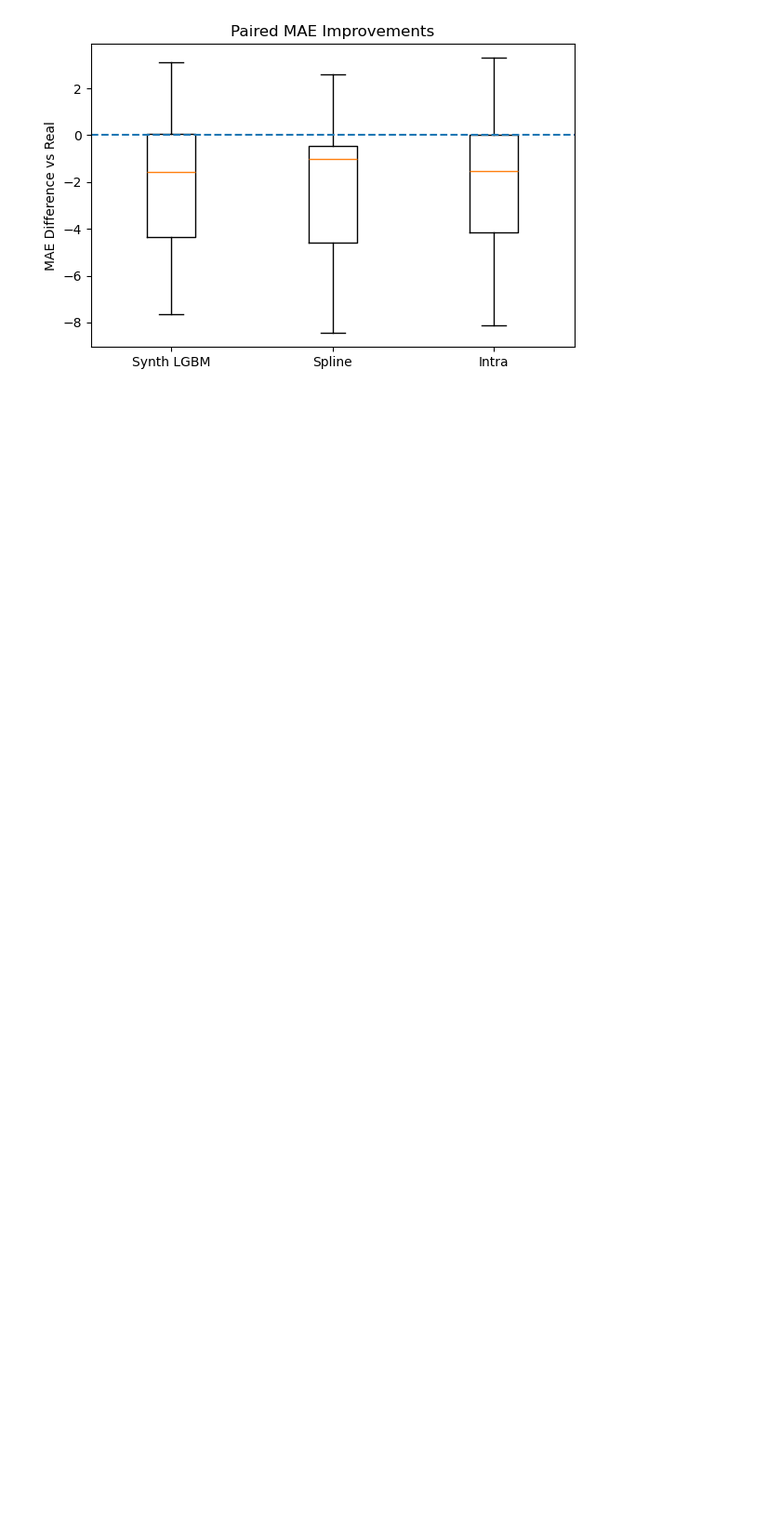
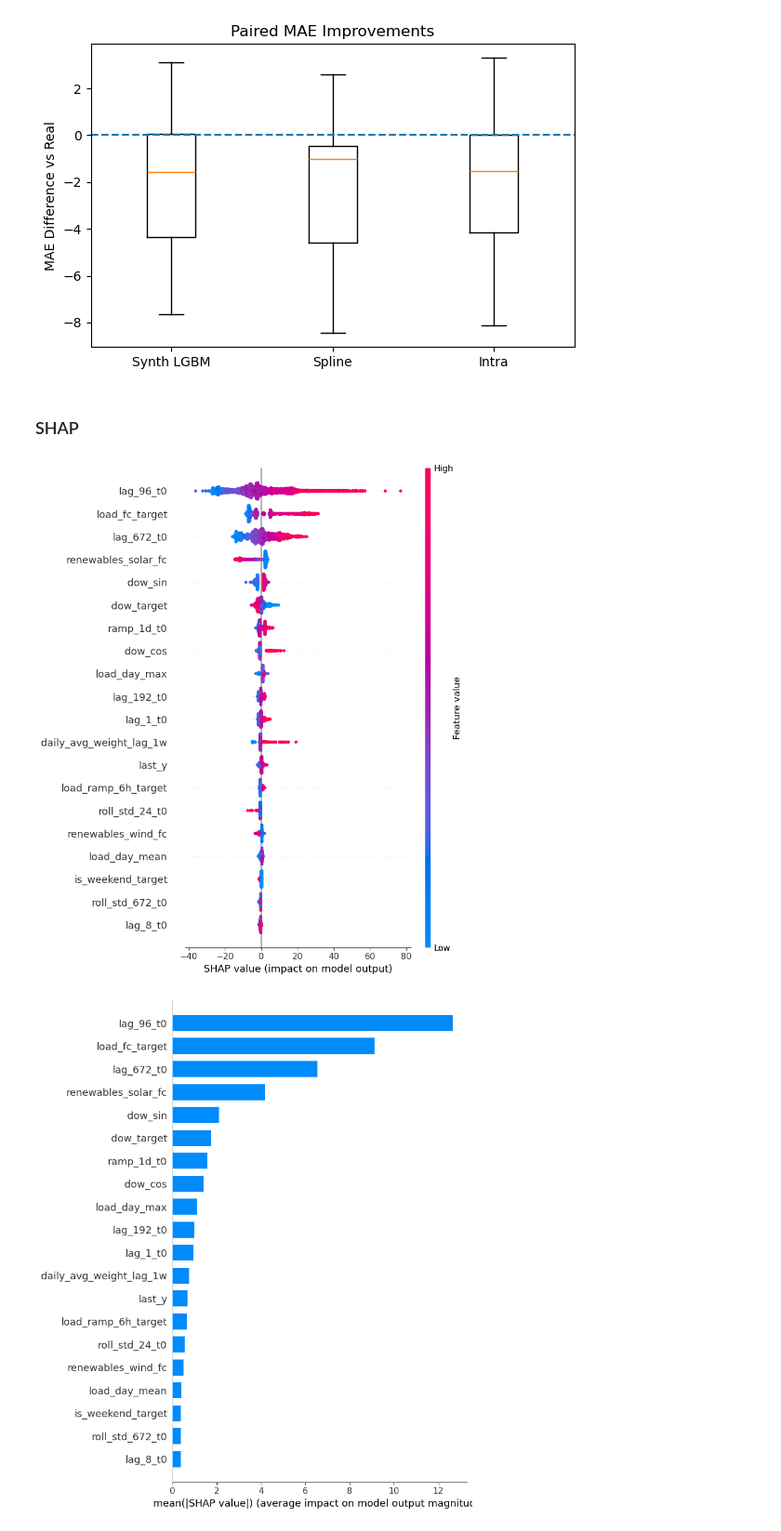
Before and after one commit to miguff/HUPX_price_forecasting, a Jupyter notebook: t_test_catboost.ipynb, the cells around one changed output. Shown at 93% size. Cells and saved outputs as stored; diff of their text form; code cells hidden in the pictures; blank space fills up the shorter version.

Commit message:
Added final models

```diff
--- a/t_test_catboost.ipynb
+++ b/t_test_catboost.ipynb
@@ -394,3 +432,51 @@ df_mae = evaluate_metric("mae")
 | 2 | Intra | 20.8987 | -1.7360 | -3.4639 | -0.0082 | 4.90e-02 | -0.517 | 4.90e-02 | True | ... |
 [figure]
 [figure]
+# %% [markdown]
+### SHAP
+# %%
+all_days = np.array(sorted(synt_ds_lgbm["day"].unique()))
+final_test_days = all_days[-FINAL_TEST_DAYS:]
+FEATURE_COLS = features()
+all_data_set = synt_ds_lgbm
+tune_days = all_days[:-FINAL_TEST_DAYS]
+params = {
+                "depth" : 8,
+                "iterations" : 466,
+                "l2_leaf_reg" : 7,
+                "learning_rate" : 0.0037939942586463823,
+                "objective": "RMSE",
+                "random_state": 42,
+                "silent" : True,
+                "task_type" : "GPU",
+                "boosting_type":'Plain',
+                'synth_weight': 0.6498855231068016,
+            }
+
+# Best overall params: {'synth_weight': 0.6498855231068016, 'retrain_every': 8, 'depth': 8, 'learning_rate': 0.0037939942586463823, 'iterations': 466, 'l2_leaf_reg': 7}
+# %%
+first_test_day = final_test_days[0]
+
+final_model = fit_final_model_before_test(
+    ds=all_data_set,
+    best_params=params,
+    train_days_pool=tune_days,
+    first_test_day=first_test_day,
+    feature_cols=FEATURE_COLS,
+)
+
+test_df = all_data_set[all_data_set["day"].isin(final_test_days)].copy()
+X_test = test_df[FEATURE_COLS]
+
+
+explainer = shap.TreeExplainer(final_model)
+shap_values = explainer.shap_values(X_test)
+
+# Summary plot (beeswarm)
+shap.summary_plot(shap_values, X_test)
+
+# Bar plot (global importance)
+shap.summary_plot(shap_values, X_test, plot_type="bar")
+# %% [output]
+[figure, added]
+[figure, added]
```
Also changed, not shown: parts of 1 cell of this notebook, 18 other files.
